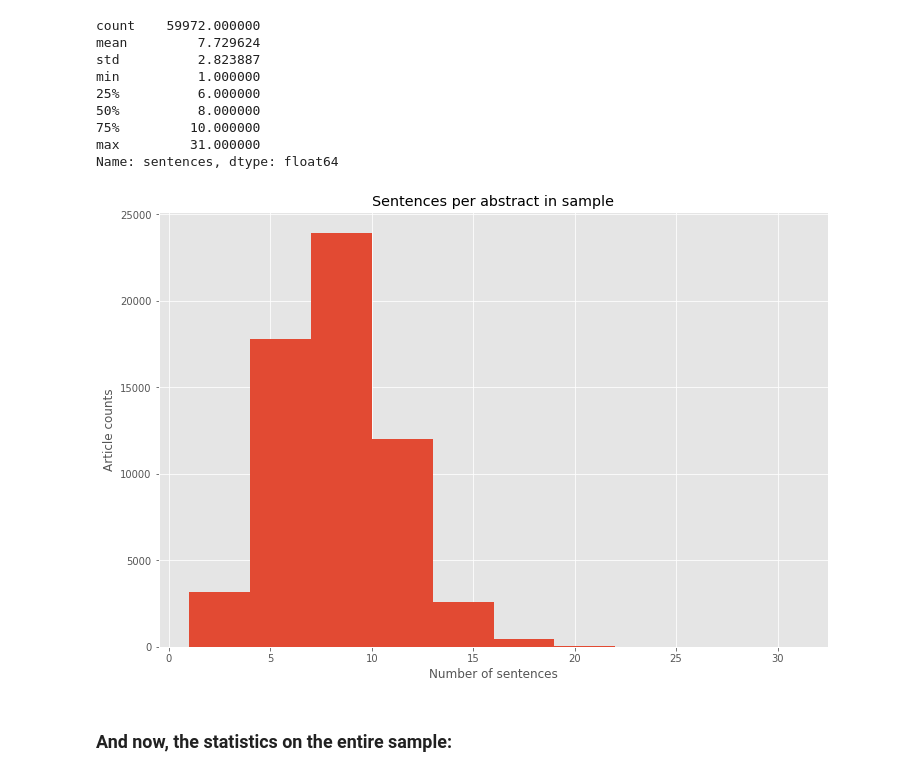
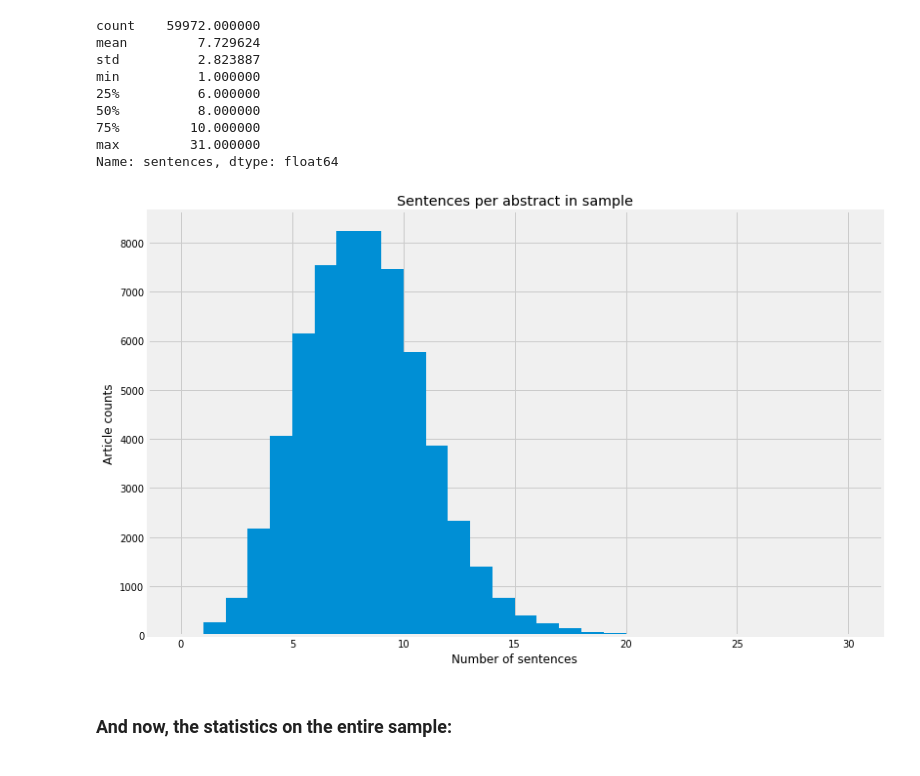
Before and after one commit to OhThatMisty/astro_categories, a Jupyter notebook: notebooks/ArXiv_EDA.ipynb, the cells around one changed output. Cells and saved outputs as stored; diff of their text form; code cells hidden in the pictures.

Commit message:
Changed the sentence histogram

```diff
--- a/notebooks/ArXiv_EDA.ipynb
+++ b/notebooks/ArXiv_EDA.ipynb
@@ -13,7 +13,7 @@ import pandas as pd
 import seaborn as sns
 from scipy import stats
 
-plt.style.use('ggplot')
+plt.style.use('fivethirtyeight')
 # %% [markdown]
 ### Import the file and check the import
 
@@ -138,13 +138,14 @@ min          1.000000
 max         31.000000
 Name: sentences, dtype: float64
 # %%
+bins = np.arange(0, df.sentences.max())
 _ = plt.figure(figsize=(12,8))
-_ = df.sentences.plot(kind='hist')
+_ = df.sentences.plot(kind='hist', bins=bins)
 _ = plt.xlabel('Number of sentences')
 _ = plt.ylabel('Article counts')
 _ = plt.title('Sentences per abstract in sample')
 # %% [output]
-[figure, old version]
+[figure, new version]
 # %% [markdown]
 ### And now, the statistics on the entire sample:
 # %%
```
Also changed, not shown: parts of 15 cells of this notebook.
